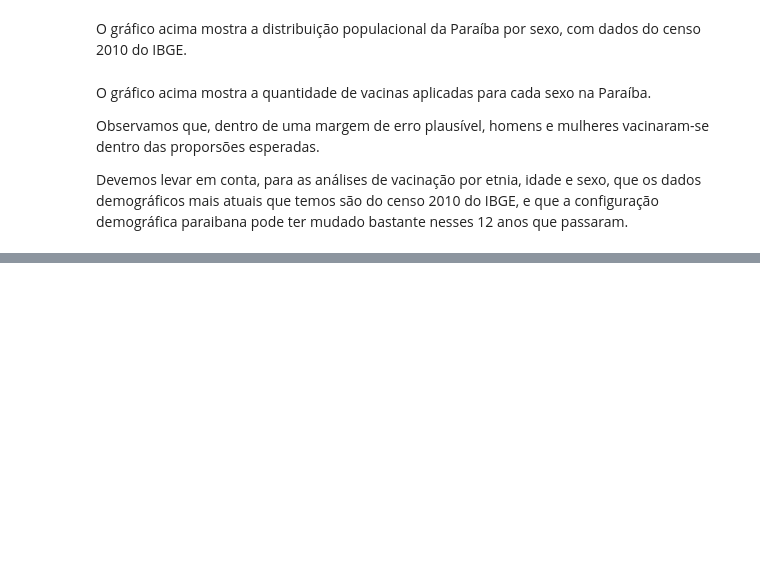
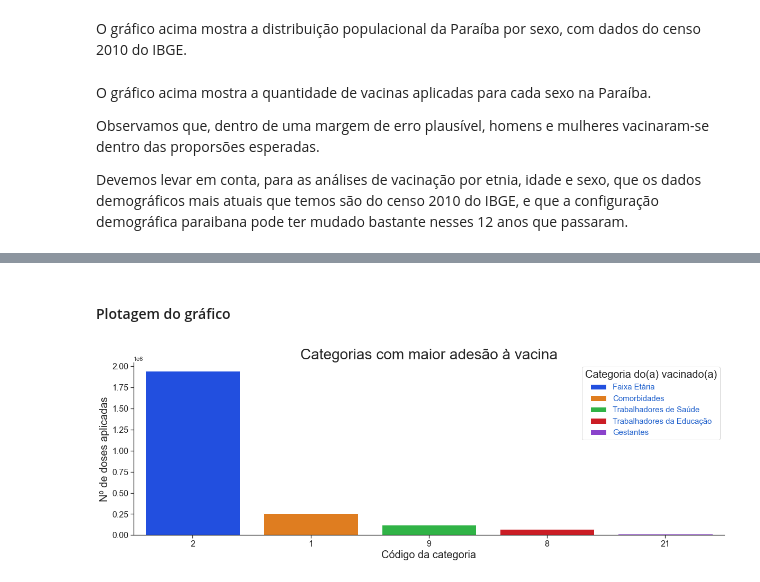
Before and after one commit to maxbarbosa/data-science-final-project, a Jupyter notebook: etapa_3_vax.ipynb, the cells around one changed output, grey strips where cells are left out. Cells and saved outputs as stored; diff of their text form; code cells hidden in the pictures; blank space fills up the shorter version.

```diff
--- a/etapa_3_vax.ipynb
+++ b/etapa_3_vax.ipynb
@@ -130,0 +132,2 @@ Devemos levar em conta, para as análises de vacinação por etnia, idade e sexo
+# %%
+vax_df = vax_df.dropna()
@@ -130,0 +136,5 @@ Devemos levar em conta, para as análises de vacinação por etnia, idade e sexo
+# %%
+ranking_categoria = pd.DataFrame(vax_df.vacina_categoria_nome.value_counts(sort=False).reset_index().values, columns = ['categoria', 'n_doses'])
+ranking_categoria['cods_categoria'] = vax_df.vacina_categoria_codigo.unique()
+ranking_categoria = ranking_categoria.iloc[:,[2,0,1]].sort_values(by = 'n_doses', ascending = False).reset_index(drop = True)
+ranking_categoria
@@ -130,0 +163,3 @@ Devemos levar em conta, para as análises de vacinação por etnia, idade e sexo
+# %%
+first5 = ranking_categoria[:5]
+first5
@@ -130,0 +173,22 @@ Devemos levar em conta, para as análises de vacinação por etnia, idade e sexo
+# %% [markdown]
+#### Plotagem do gráfico
+# %%
+ax = sns.barplot(
+    data = first5, x = 'cods_categoria', y = 'n_doses', dodge = False,
+    order = first5.sort_values('n_doses', ascending = False).cods_categoria, hue = 'categoria',
+    hue_order=['Faixa Etária', 'Comorbidades', 'Trabalhadores de Saúde', 'Trabalhadores da Educação', 'Gestantes'],
+    palette='bright'
+    )
+
+ax.legend(
+    loc='upper right', title='Categoria do(a) vacinado(a)',
+    title_fontsize = 20, fontsize = 15, labelcolor = '#2162cd',
+    )
+
+ax.set_title('Categorias com maior adesão à vacina', fontsize = 28)
+ax.set_xlabel('Código da categoria', fontsize = 20)
+ax.set_ylabel('Nº de doses aplicadas', fontsize = 20)
+ax.tick_params(labelsize = 16)
+ax.figure.set_size_inches(20, 6)
+# %% [output]
+[figure, added]
```
Also changed, not shown: parts of 23 cells of this notebook.
